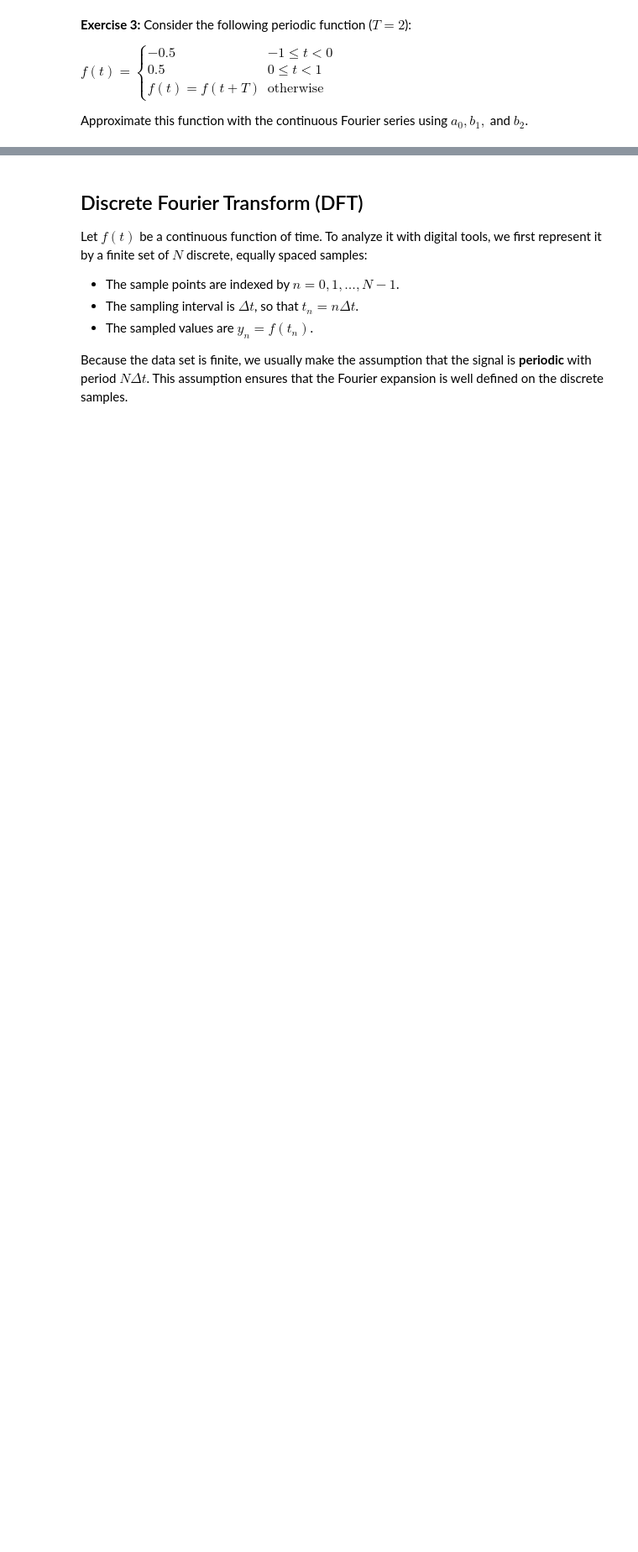
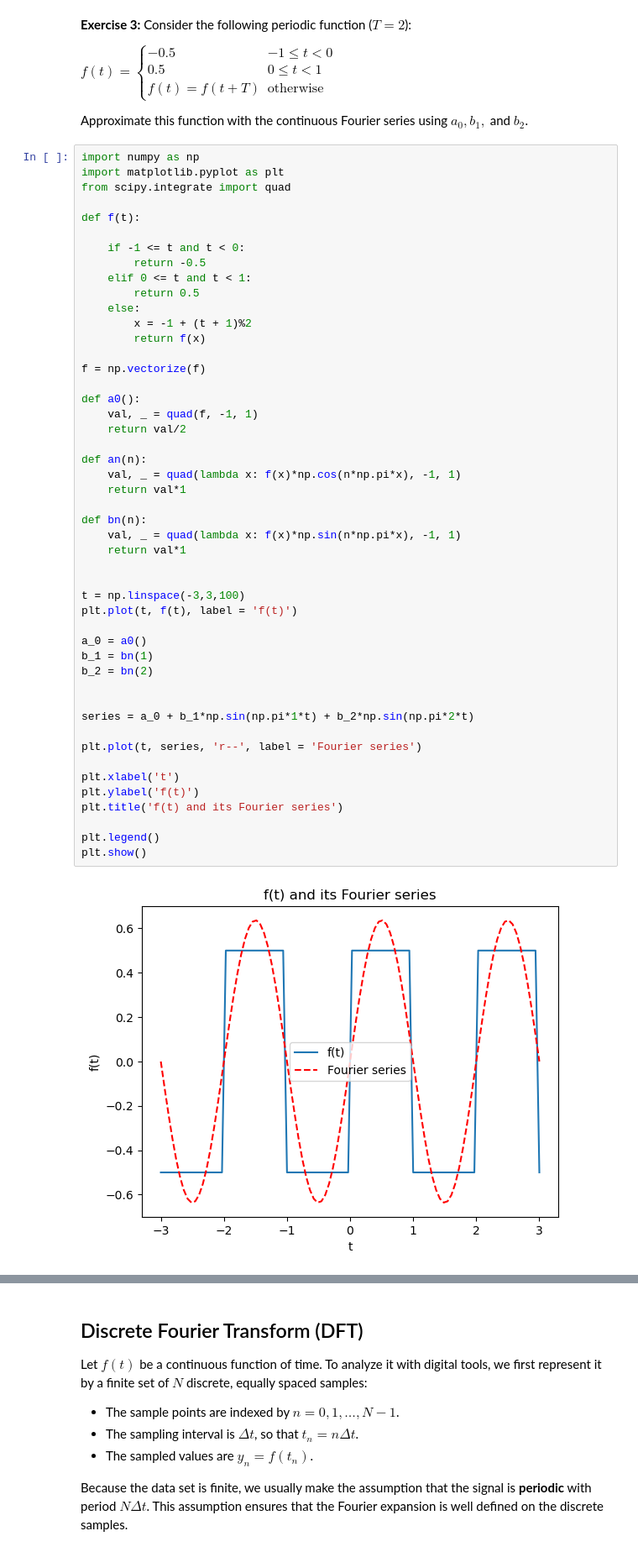
Before and after one commit to AlejandroRG03/computacion_master, a Jupyter notebook: USC-FCA-main/Fourier.ipynb, the cells around one changed output, grey strips where cells are left out. Shown: that part at 84% size. Saved outputs shown, nothing was run; the diff lists cells and outputs as text; blank space fills up the shorter version.

```diff
--- a/USC-FCA-main/Fourier.ipynb
+++ b/USC-FCA-main/Fourier.ipynb
@@ -323,6 +405,56 @@ f(t) = f(t+T) & \text{otherwise}
 \end{cases}$
 
 Approximate this function with the continuous Fourier series using $a_0, b_1,$ and $b_2$.
+# %%
+import numpy as np
+import matplotlib.pyplot as plt
+from scipy.integrate import quad
+
+def f(t):
+
+    if -1 <= t and t < 0:
+        return -0.5
+    elif 0 <= t and t < 1:
+        return 0.5
+    else:
+        x = -1 + (t + 1)%2
+        return f(x)
+
+f = np.vectorize(f)
+
+def a0():
+    val, _ = quad(f, -1, 1)
+    return val/2
+
+def an(n):
+    val, _ = quad(lambda x: f(x)*np.cos(n*np.pi*x), -1, 1)
+    return val*1
+
+def bn(n):
+    val, _ = quad(lambda x: f(x)*np.sin(n*np.pi*x), -1, 1)
+    return val*1
+
+
+t = np.linspace(-3,3,100)
+plt.plot(t, f(t), label = 'f(t)')
+
+a_0 = a0()
+b_1 = bn(1)
+b_2 = bn(2)
+
+
+series = a_0 + b_1*np.sin(np.pi*1*t) + b_2*np.sin(np.pi*2*t)
+
+plt.plot(t, series, 'r--', label = 'Fourier series')
+
+plt.xlabel('t')
+plt.ylabel('f(t)')
+plt.title('f(t) and its Fourier series')
+
+plt.legend()
+plt.show()
+# %% [output]
+[figure, added]
 # %% [markdown]
 **Exercise 4:** Approximate the wave illustrated in the figure by the continuous Fourier series using the first $k=8$ terms.
 
```
Also changed, not shown: parts of 2 cells of this notebook.
